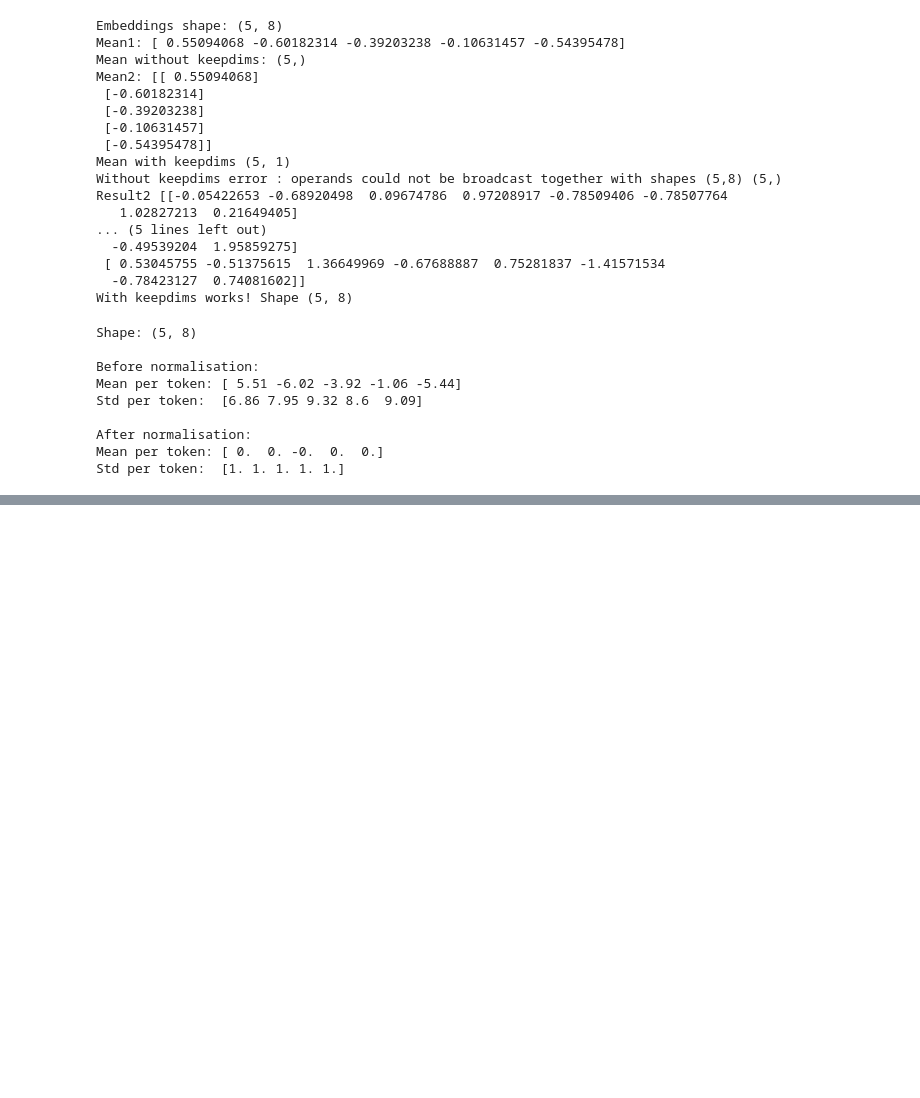
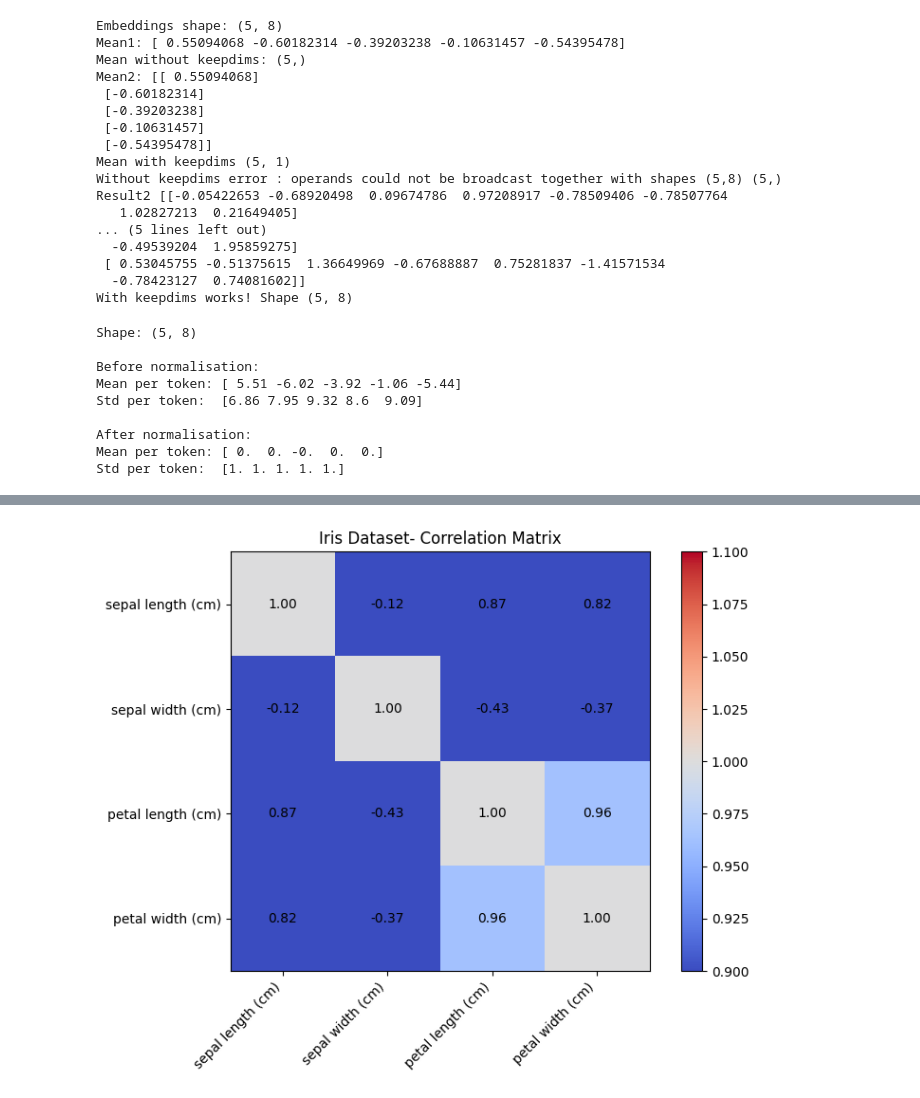
Before and after one commit to Guava99/llm_journey, a Jupyter notebook: day4_Statistics.ipynb, the cells around one changed output, grey strips where cells are left out. Cells and saved outputs as stored; diff of their text form; code cells hidden in the pictures; blank space fills up the shorter version.

```diff
--- a/day4_Statistics.ipynb
+++ b/day4_Statistics.ipynb
@@ -158,3 +158,12 @@ Std per token:  [6.86 7.95 9.32 8.6  9.09]
 After normalisation:
 Mean per token: [ 0.  0. -0.  0.  0.]
 Std per token:  [1. 1. 1. 1. 1.]
+# %%
+import numpy as np
+from sklearn.datasets import load_iris
+iris=load_iris()
+data=iris.data
+feature_names=iris.feature_names
+print("Dataset shape:",data.shape)
+print("Features:",feature_names)
+print("\nFirst 5 rows:\n",data[:5])
@@ -160,0 +222,26 @@ Std per token:  [1. 1. 1. 1. 1.]
+# %%
+import matplotlib.pyplot as plt
+import numpy as np
+from sklearn.datasets import load_iris
+iris=load_iris()
+data=iris.data
+feature_names=iris.feature_names
+corr_matrix=np.corrcoef(data.T)
+# plot heatmap
+plt.figure(figsize=(8,6))
+plt.imshow(corr_matrix,cmap='coolwarm',vmin=1,vmax=1)
+plt.colorbar()
+#Add labels
+plt.xticks(range(4),feature_names,rotation=45,ha='right')
+plt.yticks(range(4),feature_names)
+#Add correlation values inside each cell
+for i in range(4):
+  for j in range(4):
+    plt.text(j,i,f'{corr_matrix[i,j]:.2f}',
+             ha='center',va='center',
+             color='black',fontsize=10)
+plt.title('Iris Dataset- Correlation Matrix')
+plt.tight_layout()
+plt.show()
+# %% [output]
+[figure, added]
```
Also changed, not shown: parts of 2 cells of this notebook.
